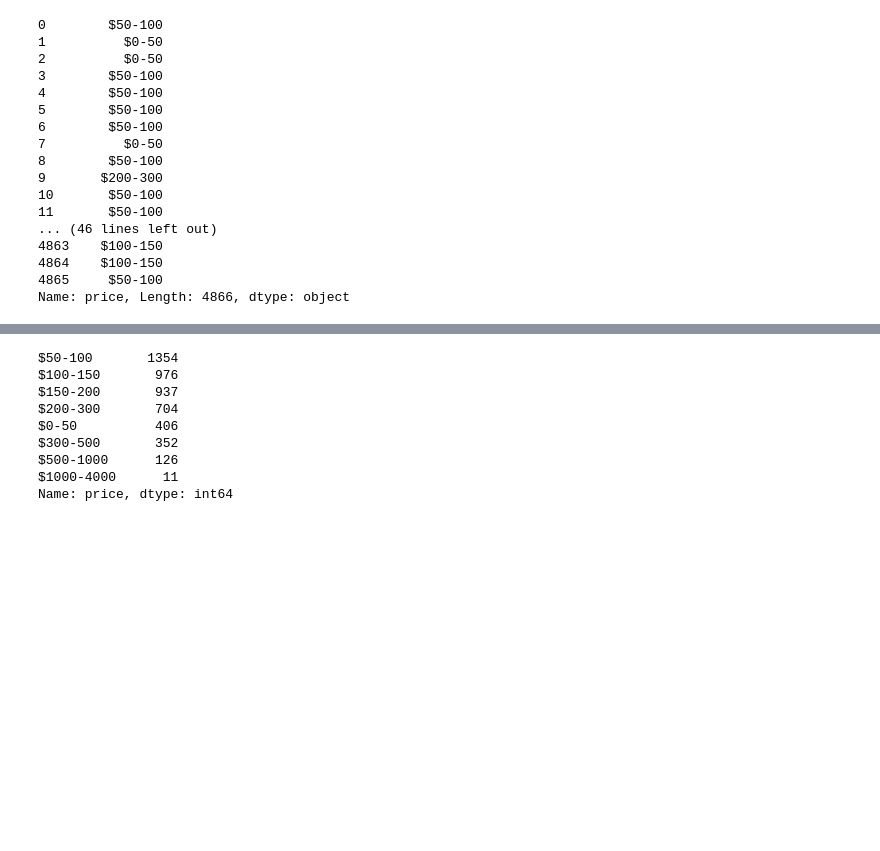
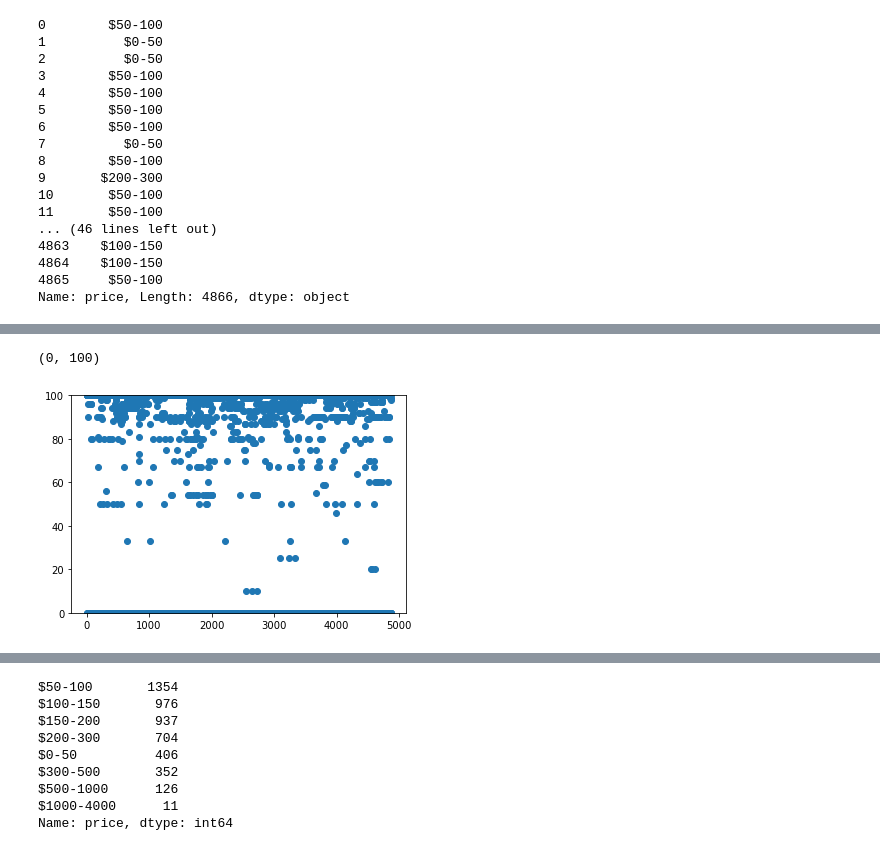
Before and after one commit to kzhang49/Hainan-Chicken, a Jupyter notebook: Analysis.ipynb, the cells around one changed output, grey strips where cells are left out. Cells and saved outputs as stored; diff of their text form; code cells hidden in the pictures; blank space fills up the shorter version.

```diff
--- a/Analysis.ipynb
+++ b/Analysis.ipynb
@@ -48,0 +67,14 @@ Name: price, Length: 4866, dtype: object
+# %%
+listings['sum_of_nights'] = listings['sum_of_nights'].astype('float64')
+# %%
+host_response_time_cat = []
+for row in range(len(listings['host_response_time'])):
+    if 'hour' in listings['host_response_time'][row]:
+        host_response_time_cat.append('0.0')
+    elif 'hours' in listings['host_response_time'][row]:
+        host_response_time_cat.append('0.0')
+    else:
+        host_response_time_cat.append('1.0')
+# %%
+listings['host_response_time'] = host_response_time_cat
+listings['host_response_time'] = listings['host_response_time'].astype('float64')
@@ -48,0 +84,8 @@ Name: price, Length: 4866, dtype: object
+# %%
+import matplotlib.pyplot as plt
+%matplotlib inline
+plt.scatter(range(4866), listings['host_response_rate'])
+plt.ylim((0,100))
+# %% [output]
+(0, 100)
+[figure, added]
```
Also changed, not shown: parts of 19 cells of this notebook.
